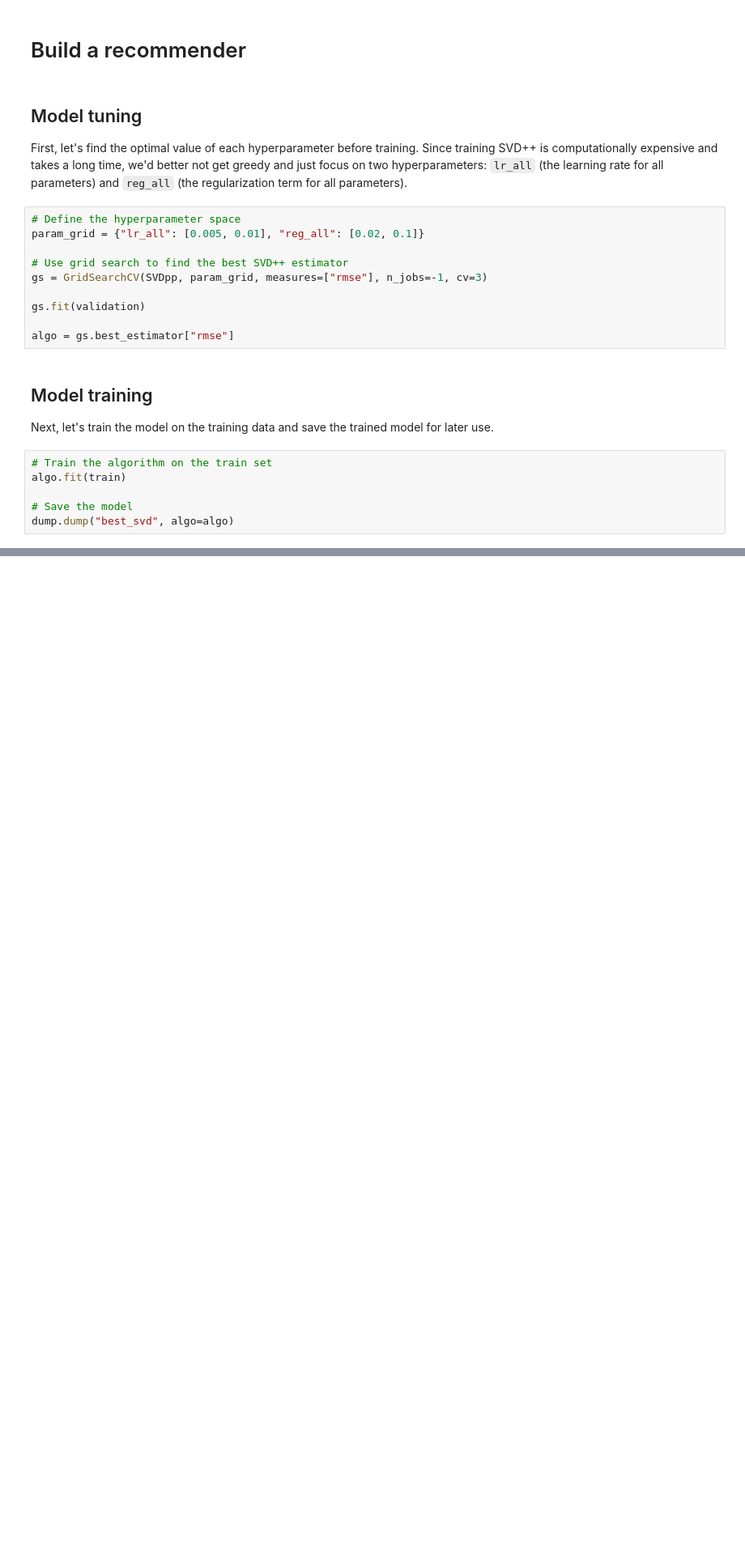
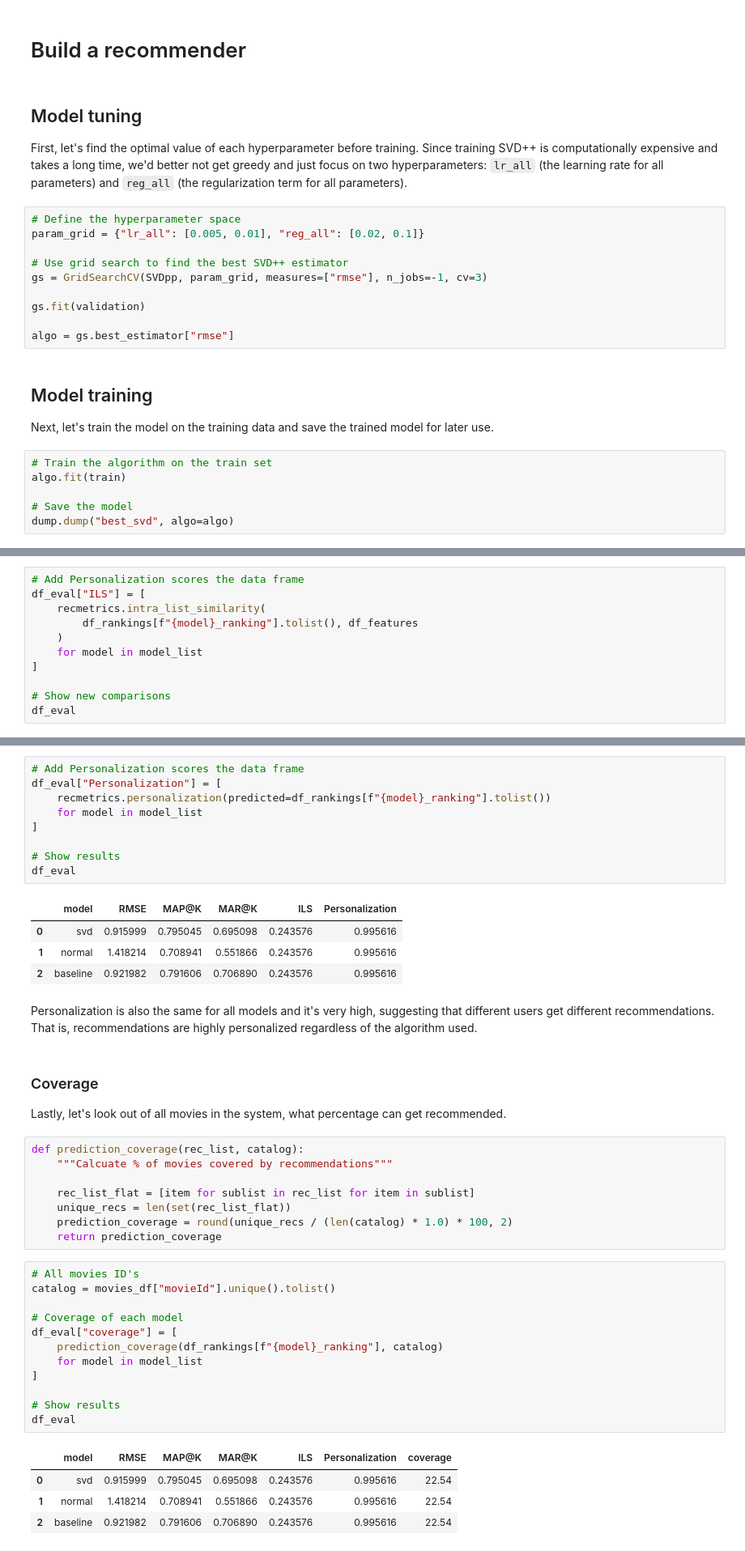
Before and after one commit to Yuan-Meng/movie-night, a Jupyter notebook: model_training.ipynb, the cells around one changed output, grey strips where cells are left out. Shown: that part at 81% size. Saved outputs shown, nothing was run; the diff lists cells and outputs as text; blank space fills up the shorter version.

```diff
--- a/model_training.ipynb
+++ b/model_training.ipynb
@@ -271,0 +441,11 @@ RMSE of the `NormalPredictor` algorithm is 1.44, suggesting that our SVD++ algor
+# %%
+# Add Personalization scores the data frame
+df_eval["ILS"] = [
+    recmetrics.intra_list_similarity(
+        df_rankings[f"{model}_ranking"].tolist(), df_features
+    )
+    for model in model_list
+]
+
+# Show new comparisons
+df_eval
@@ -271,0 +462,44 @@ RMSE of the `NormalPredictor` algorithm is 1.44, suggesting that our SVD++ algor
+# %%
+# Add Personalization scores the data frame
+df_eval["Personalization"] = [
+    recmetrics.personalization(predicted=df_rankings[f"{model}_ranking"].tolist())
+    for model in model_list
+]
+
+# Show results
+df_eval
+# %% [output]
+|  | model | RMSE | MAP@K | MAR@K | ILS | Personalization |
+| 0 | svd | 0.915999 | 0.795045 | 0.695098 | 0.243576 | 0.995616 |
+| 1 | normal | 1.418214 | 0.708941 | 0.551866 | 0.243576 | 0.995616 |
+| 2 | baseline | 0.921982 | 0.791606 | 0.706890 | 0.243576 | 0.995616 |
+# %% [markdown]
+Personalization is also the same for all models and it's very high, suggesting that different users get different recommendations. That is, recommendations are highly personalized regardless of the algorithm used.
+# %% [markdown]
+### Coverage
+Lastly, let's look out of all movies in the system, what percentage can get recommended.
+# %%
+def prediction_coverage(rec_list, catalog):
+    """Calcuate % of movies covered by recommendations"""
+
+    rec_list_flat = [item for sublist in rec_list for item in sublist]
+    unique_recs = len(set(rec_list_flat))
+    prediction_coverage = round(unique_recs / (len(catalog) * 1.0) * 100, 2)
+    return prediction_coverage
+# %%
+# All movies ID's
+catalog = movies_df["movieId"].unique().tolist()
+
+# Coverage of each model
+df_eval["coverage"] = [
+    prediction_coverage(df_rankings[f"{model}_ranking"], catalog)
+    for model in model_list
+]
+
+# Show results
+df_eval
+# %% [output]
+|  | model | RMSE | MAP@K | MAR@K | ILS | Personalization | coverage |
+| 0 | svd | 0.915999 | 0.795045 | 0.695098 | 0.243576 | 0.995616 | 22.54 |
+| 1 | normal | 1.418214 | 0.708941 | 0.551866 | 0.243576 | 0.995616 | 22.54 |
+| 2 | baseline | 0.921982 | 0.791606 | 0.706890 | 0.243576 | 0.995616 | 22.54 |
```
Also changed, not shown: parts of 38 cells of this notebook, 1 other file.
